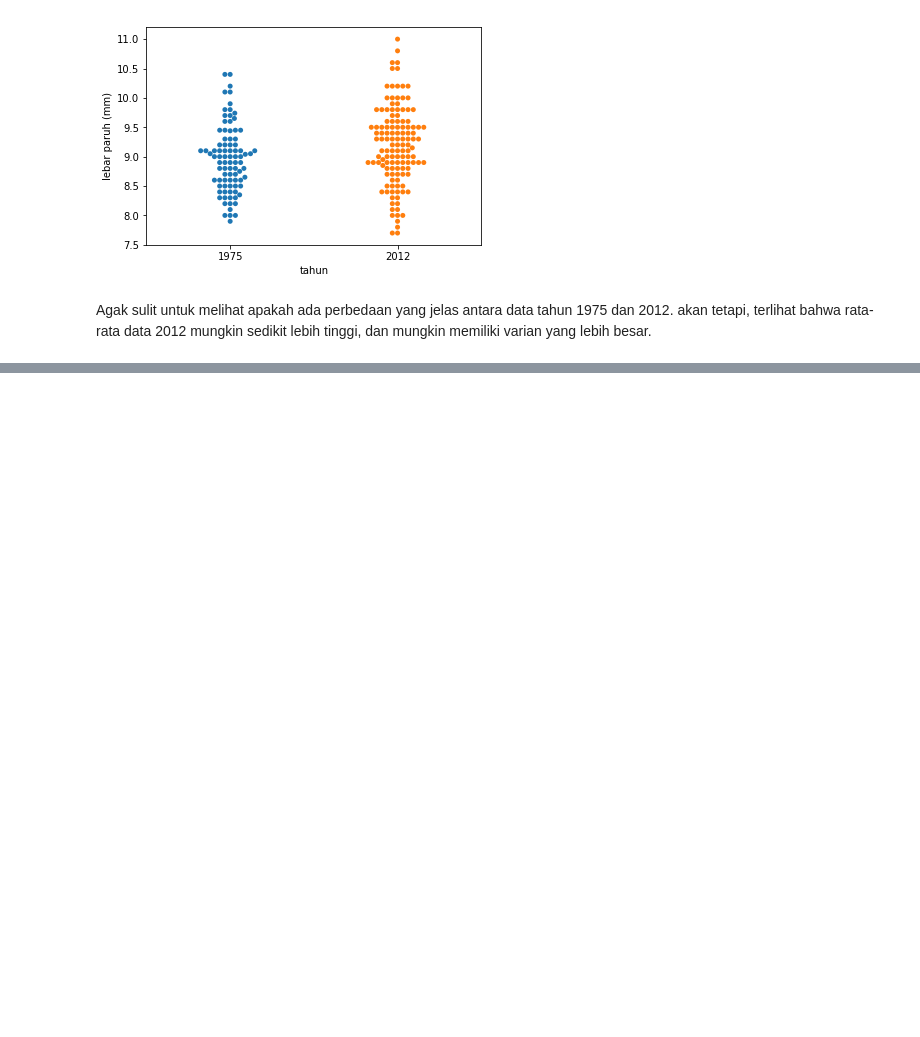
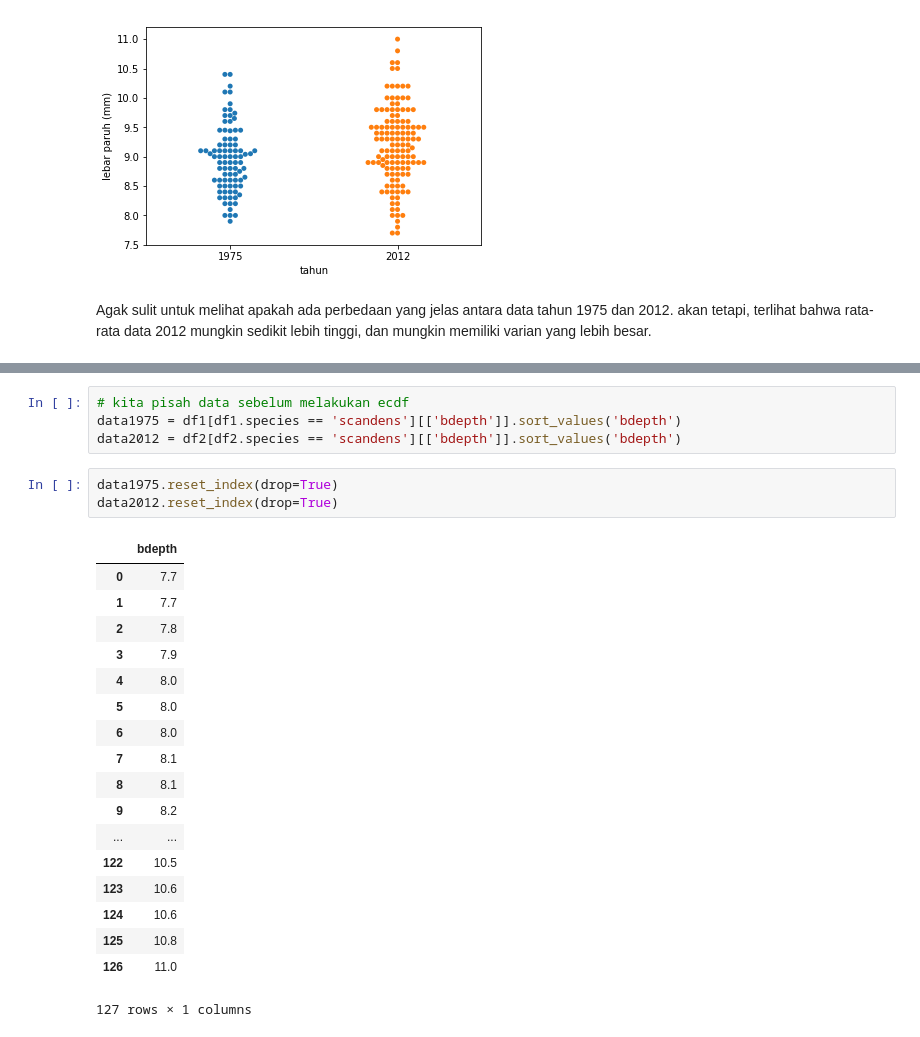
Before and after one commit to royhanmardista/Analisa-evolusi-darwin, a Jupyter notebook: Notebook.ipynb, the cells around one changed output, grey strips where cells are left out. Drawn from its saved outputs; the diff is of its cells as text; blank space fills up the shorter version.

```diff
--- a/Notebook.ipynb
+++ b/Notebook.ipynb
@@ -94,0 +75,26 @@ Agak sulit untuk melihat apakah ada perbedaan yang jelas antara data tahun 1975
+# %%
+# kita pisah data sebelum melakukan ecdf
+data1975 = df1[df1.species == 'scandens'][['bdepth']].sort_values('bdepth')
+data2012 = df2[df2.species == 'scandens'][['bdepth']].sort_values('bdepth')
+# %%
+data1975.reset_index(drop=True)
+data2012.reset_index(drop=True)
+# %% [output]
+|  | bdepth |
+| 0 | 7.7 |
+| 1 | 7.7 |
+| 2 | 7.8 |
+| 3 | 7.9 |
+| 4 | 8.0 |
+| 5 | 8.0 |
+| 6 | 8.0 |
+| 7 | 8.1 |
+| 8 | 8.1 |
+| 9 | 8.2 |
+| ... | ... |
+| 122 | 10.5 |
+| 123 | 10.6 |
+| 124 | 10.6 |
+| 125 | 10.8 |
+| 126 | 11.0 |
+127 rows × 1 columns
```
Also changed, not shown: parts of 13 cells of this notebook.
